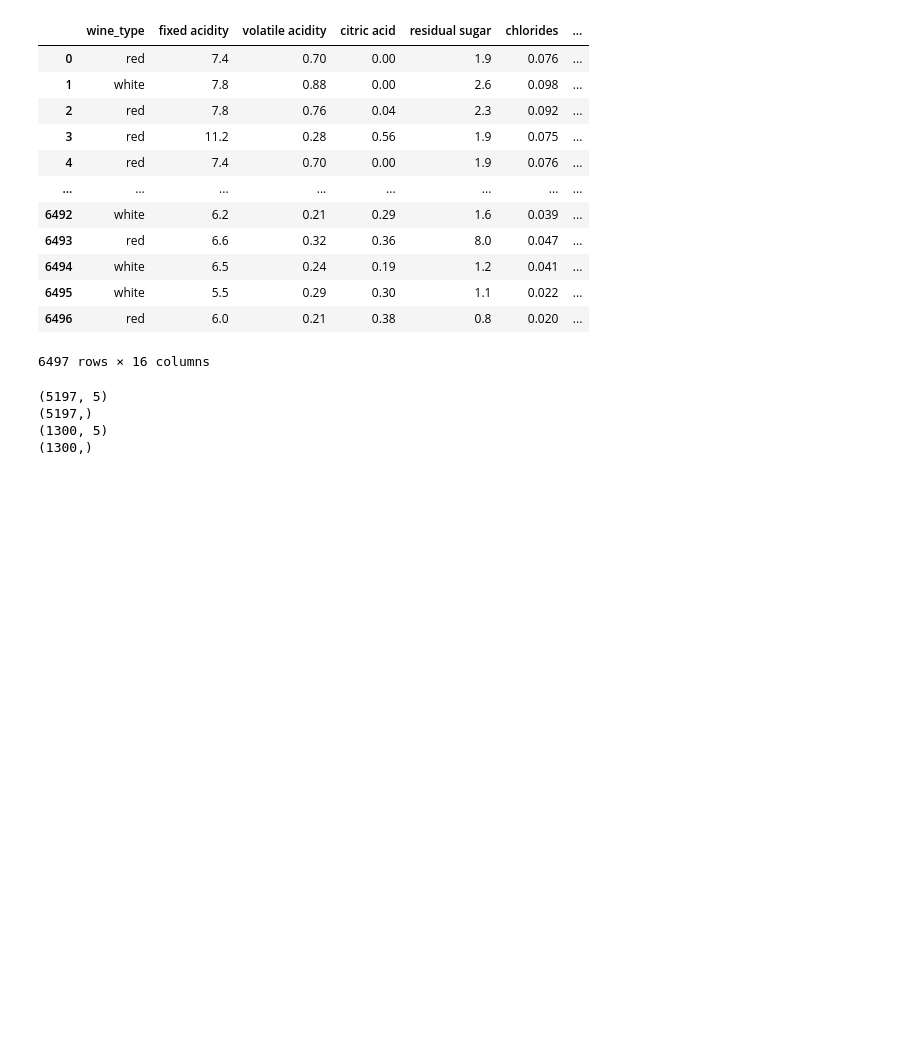
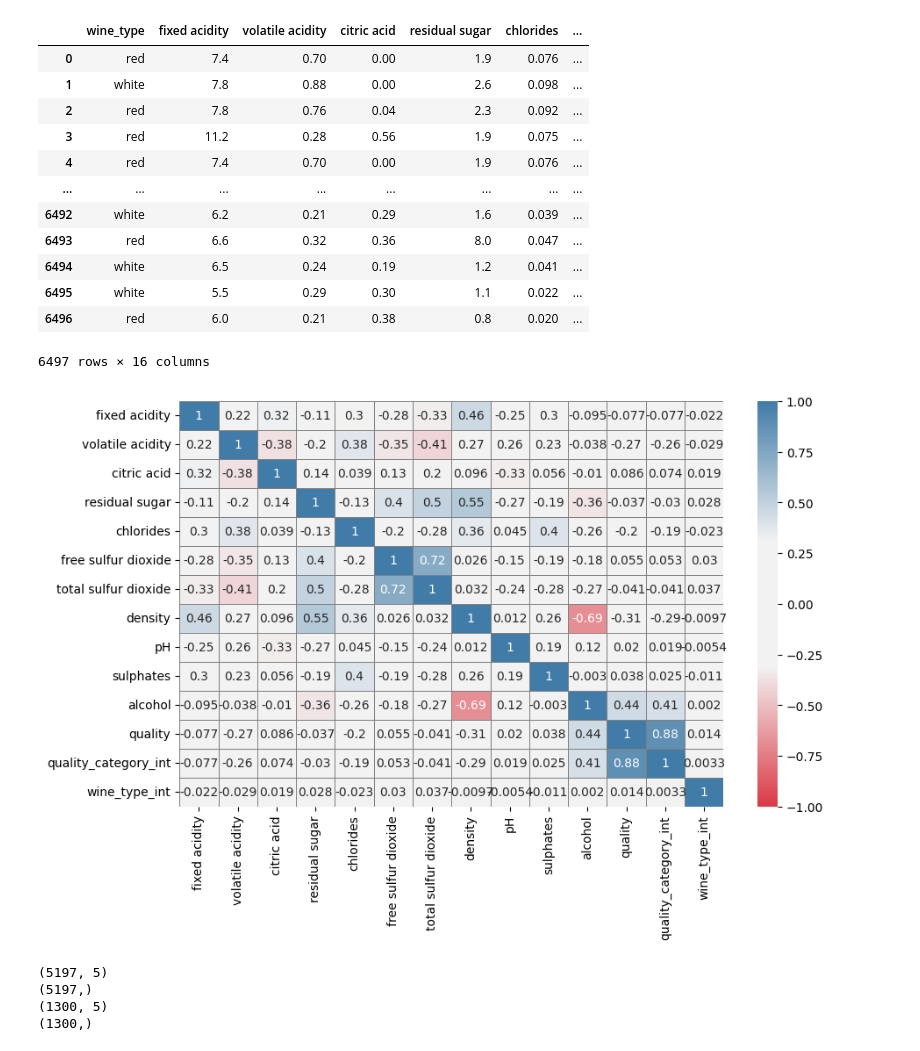
Before and after one commit to ana-macias/PROYECTO-MACHINE-LEARNING, a Jupyter notebook: notebooks/wine_red_neuronal_type.ipynb, the cells around one changed output. Cells and saved outputs as stored; diff of their text form; code cells hidden in the pictures; blank space fills up the shorter version.

```diff
--- a/notebooks/wine_red_neuronal_type.ipynb
+++ b/notebooks/wine_red_neuronal_type.ipynb
@@ -37,6 +37,12 @@ df
 | 6495 | white | 5.5 | 0.29 | 0.30 | 1.1 | 0.022 | ... |
 | 6496 | red | 6.0 | 0.21 | 0.38 | 0.8 | 0.020 | ... |
 6497 rows × 16 columns
+# %%
+plt.figure(figsize=(10, 6))
+cmap = sns.diverging_palette(10, 240, sep=80, as_cmap=True)
+sns.heatmap(df.corr(numeric_only=True), annot=True, cmap=cmap, center=0, vmin=-1, vmax=1, linewidths=0.5, linecolor="gray");
+# %% [output]
+[figure, added]
 # %%
 X = df[['volatile acidity','total sulfur dioxide', 'density', 'pH','alcohol']]
 y = df["quality_category_int"]
```
Also changed, not shown: 4 other files.
